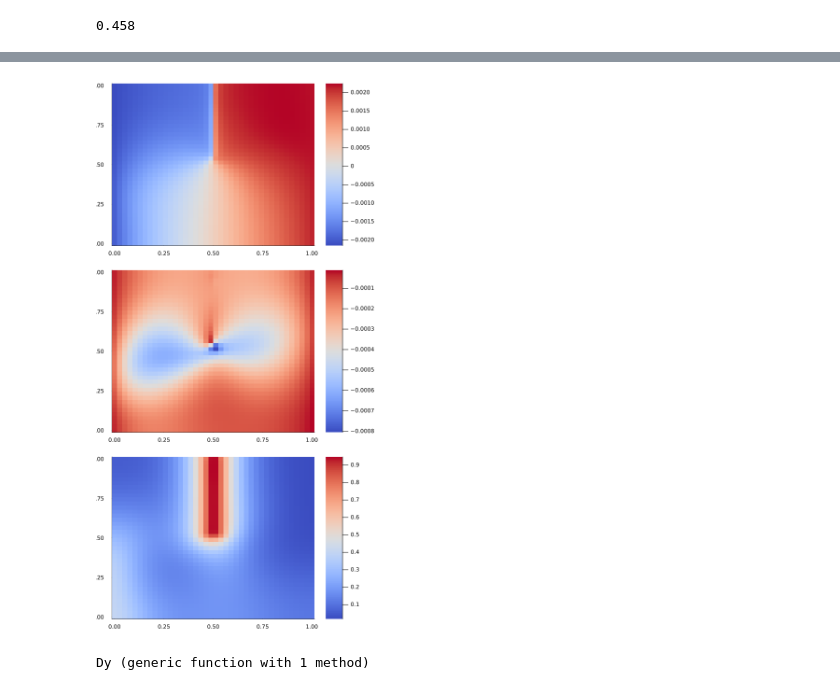
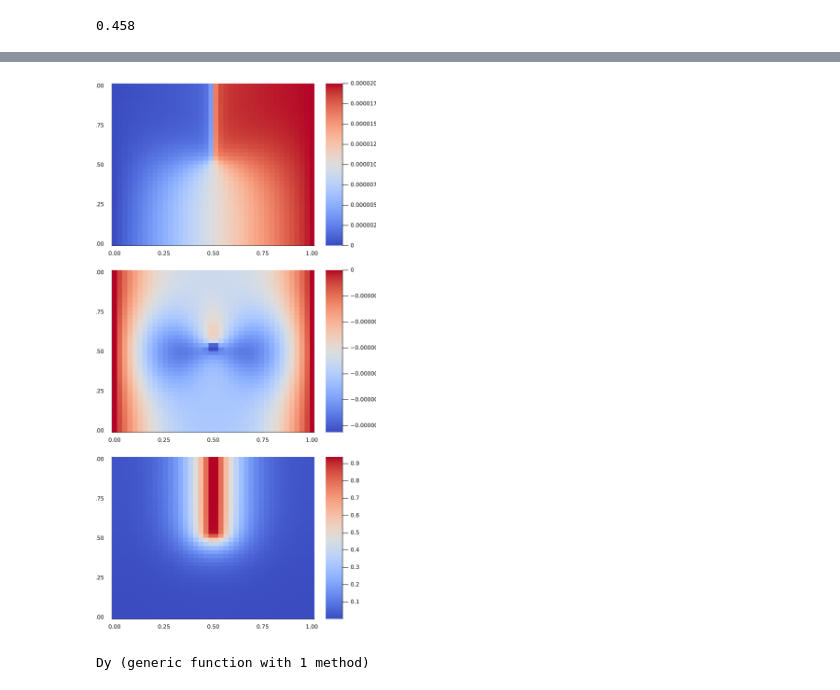
Before and after one commit to ThanasisGiannakopoulos/ice_modelling, a Jupyter notebook: notebooks/fracture/elastic/2d/plots.ipynb, the cells around one changed output, grey strips where cells are left out. Drawn from its saved outputs; the diff is of its cells as text; code cells hidden in the pictures.

```diff
--- a/notebooks/fracture/elastic/2d/plots.ipynb
+++ b/notebooks/fracture/elastic/2d/plots.ipynb
@@ -3,7 +3,7 @@ using Plots
 using Serialization
 
 x, y, a1_all, a2_all, d_all, H_all =
-            deserialize("/home/tgia02/repos/ice_modelling/examples/fracture/elastic/2d/runs/sol_ghosts_all_gammastar_m1_lambda_121.15_mu_80.77_C3_0.37*1e3_Nx40_Ny40_l0.1_f1left_m0.005_f1right_0.005_steps_500_simple_d_false.jls")
+            deserialize("/home/thanasis/repos/ice_modelling/examples/fracture/elastic/2d/runs/sol_gammastar_0_lambda_121.15_mu_80.77_C3_0.37*1e3_Nx40_Ny40_l0.075_ID_notch_f2right_m0.01_steps_500_simple_d_false.jls")
 
 print(length(a1_all[1,1,:]))
 # %% [output]
@@ -87,16 +108,16 @@ t[230]
 # %%
-ii = 220
+ii = 2
 a1 = a1_all[:,:,ii]
 a2 = a2_all[:,:,ii]
 d = d_all[:,:,ii]
 
 p1 = heatmap(x, y, a1', color = :coolwarm,)
 p2 = heatmap(x, y, a2', color = :coolwarm,)
 p3 = heatmap(x, y, d', color = :coolwarm,)
 
 plot(p1,p2,p3, layout=(3,1), size=(600,1200))
 # %% [output]
-[figure, old version]
+[figure, new version]
 # %%
 function Dx(x,f)
     Nx = length(x)
```
Also changed, not shown: parts of 3 cells of this notebook, 9 other files.
